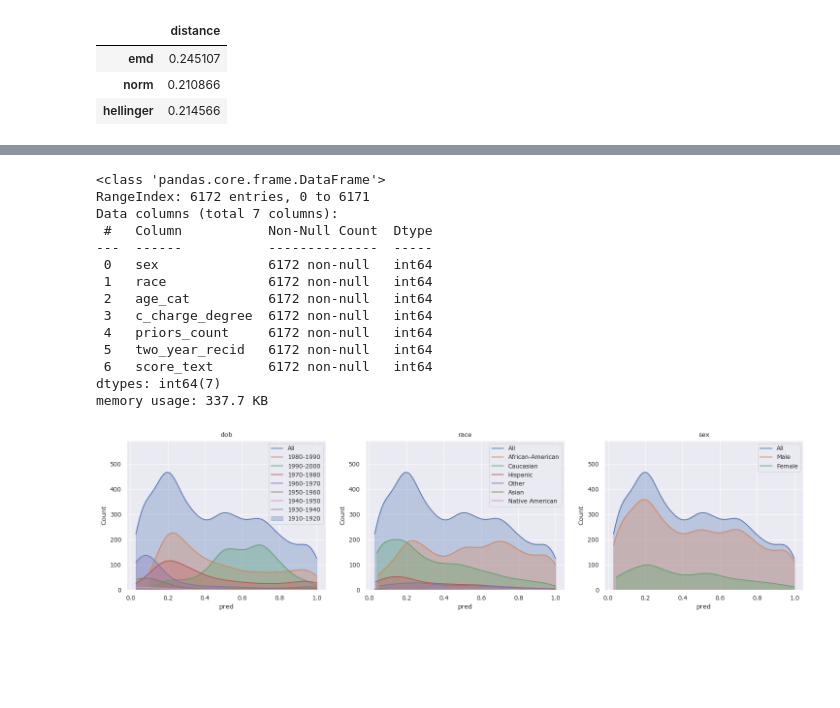
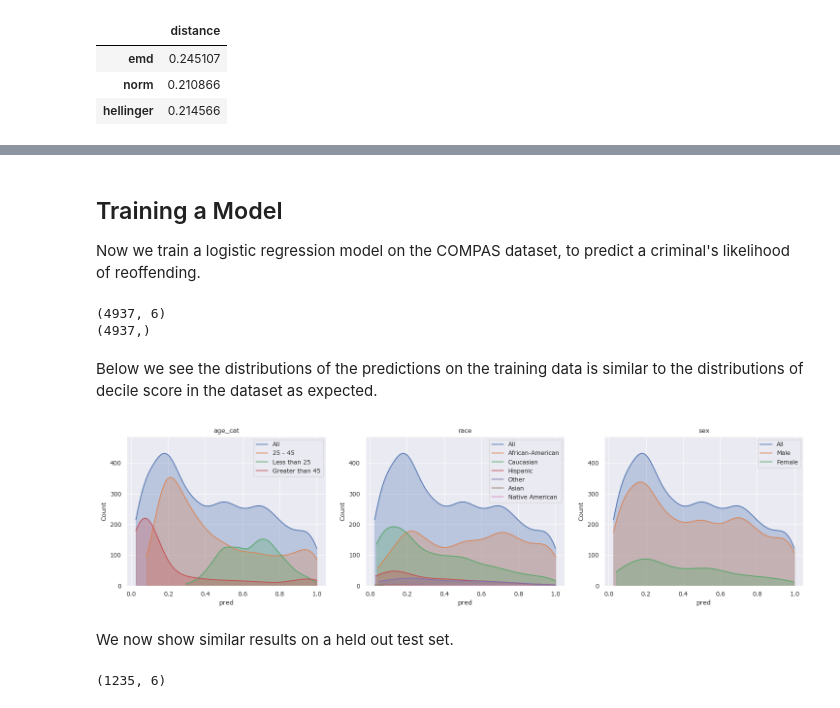
Before and after one commit to synthesized-io/fairlens, a Jupyter notebook: notebooks/compas.ipynb, the cells around one changed output, grey strips where cells are left out. Cells and saved outputs as stored; diff of their text form; code cells hidden in the pictures; blank space fills up the shorter version.

Commit message:
final touches to compas notebook

```diff
--- a/notebooks/compas.ipynb
+++ b/notebooks/compas.ipynb
@@ -35,7 +36,7 @@ df = df[(df["days_b_screening_arrest"] <= 30)
             & (df["days_b_screening_arrest"] >= -30)
             & (df["is_recid"] != -1)
             & (df["c_charge_degree"] != 'O')
-            & (df["score_text"] != 'N/A')].reset_index()
+            & (df["score_text"] != 'N/A')].reset_index(drop=True)
 
 df
 # %% [output]
@@ -104,35 +146,55 @@ pd.DataFrame.from_dict(distances, orient="index", columns=["distance"])
+# %% [markdown]
+## Training a Model
+
+Now we train a logistic regression model on the COMPAS dataset, to predict a criminal's likelihood of reoffending.
 # %%
-df_train = df[["sex", "race", "age_cat", "c_charge_degree", "priors_count", "two_year_recid", "score_text"]].copy()
-df_train["sex"] = pd.factorize(df_train["sex"])[0]
-df_train["race"] = pd.factorize(df_train["race"])[0]
-df_train["age_cat"].replace(["Greater than 45", "25 - 45", "Less than 25"], [2, 1, 0], inplace=True)
-df_train["c_charge_degree"] = pd.factorize(df_train["c_charge_degree"])[0]
-df_train["score_text"] = pd.factorize(df_train["score_text"] != "Low")[0]
-df_train.info()
+df = df[["sex", "race", "age_cat", "c_charge_degree", "priors_count", "two_year_recid", "score_text"]]
+sp = int(len(df) * 0.8)
+
+df_train = df[:sp].reset_index(drop=True)
+
+X = df_train.copy()
+
+X["sex"] = pd.factorize(df_train["sex"])[0]
+X["race"] = pd.factorize(df_train["race"])[0]
+X["age_cat"].replace(["Greater than 45", "25 - 45", "Less than 25"], [2, 1, 0], inplace=True)
+X["c_charge_degree"] = pd.factorize(df_train["c_charge_degree"])[0]
+X.drop(columns=["score_text"], inplace=True)
+X = X.to_numpy()
+
+y = pd.factorize(df_train["score_text"] != "Low")[0]
+
+print(X.shape)
+print(y.shape)
 # %% [output]
-<class 'pandas.core.frame.DataFrame'>
-RangeIndex: 6172 entries, 0 to 6171
-Data columns (total 7 columns):
- #   Column           Non-Null Count  Dtype
----  ------           --------------  -----
- 0   sex              6172 non-null   int64
- 1   race             6172 non-null   int64
- 2   age_cat          6172 non-null   int64
- 3   c_charge_degree  6172 non-null   int64
- 4   priors_count     6172 non-null   int64
- 5   two_year_recid   6172 non-null   int64
- 6   score_text       6172 non-null   int64
-dtypes: int64(7)
-memory usage: 337.7 KB
+(4937, 6)
+(4937,)
+# %% [markdown]
+Below we see the distributions of the predictions on the training data is similar to the distributions of decile
+score in the dataset as expected.
 # %%
-X = df_train[["sex", "race", "age_cat", "c_charge_degree", "priors_count", "two_year_recid"]].to_numpy()
-y = df_train["score_text"].to_numpy()
+clf = LogisticRegression(random_state=0).fit(X, y)
+df_train["pred"] = clf.predict_proba(X)[:, 1]
 
-clf = LogisticRegression(random_state=0).fit(X, y)
-df["pred"] = clf.predict_proba(X)[:, 1]
-
-fscorer = fl.FairnessScorer(df, "pred", ["race", "sex", "dob"])
+fscorer = fl.FairnessScorer(df_train, "pred", ["race", "sex", "age_cat"])
 fscorer.plot_distributions()
 plt.show()
 # %% [output]
-[figure, old version]
+[figure, new version]
+# %% [markdown]
+We now show similar results on a held out test set.
+# %%
+df_test = df[sp:].reset_index(drop=True)
+
+X = df_test.copy()
+
+X["sex"] = pd.factorize(df_test["sex"])[0]
+X["race"] = pd.factorize(df_test["race"])[0]
+X["age_cat"].replace(["Greater than 45", "25 - 45", "Less than 25"], [2, 1, 0], inplace=True)
+X["c_charge_degree"] = pd.factorize(df_test["c_charge_degree"])[0]
+X.drop(columns=["score_text"], inplace=True)
+X = X.to_numpy()
+
+print(X.shape)
+# %% [output]
+(1235, 6)
```
Also changed, not shown: parts of 19 cells of this notebook, 1 other file.
